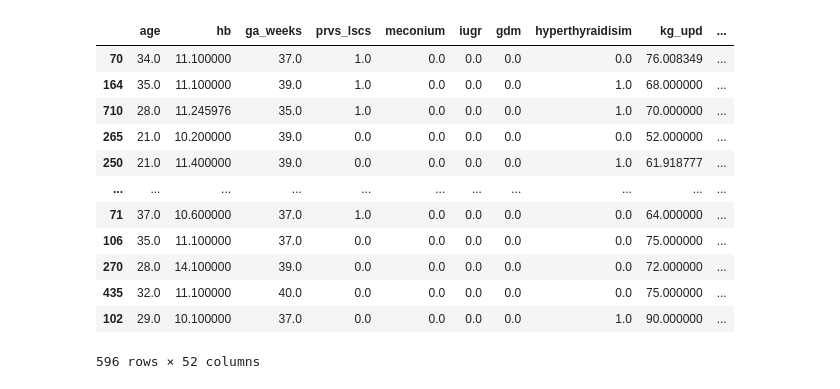
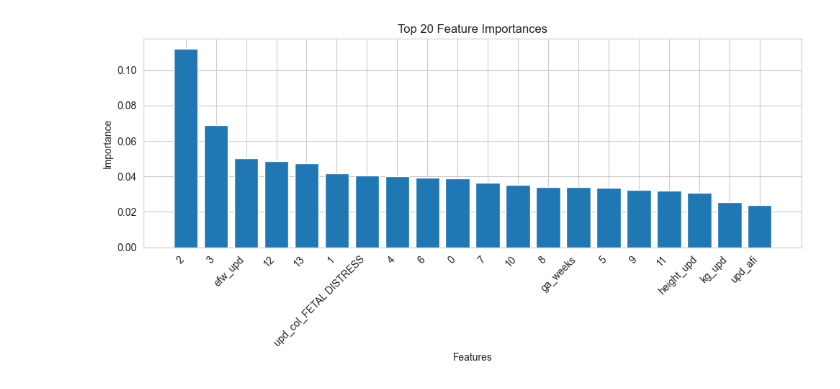
Before and after one commit to PriyabrataThatoi/SUM_DeliveryMode, a Jupyter notebook: deep_learning_experiments.ipynb, the cells around one changed output. Saved outputs shown, nothing was run; the diff lists cells and outputs as text; code cells hidden in the pictures.

```diff
--- a/deep_learning_experiments.ipynb
+++ b/deep_learning_experiments.ipynb
@@ -100,17 +5,38 @@ X_train
-# %%
-X_train
-# %% [output]
-|  | age | hb | ga_weeks | prvs_lscs | meconium | iugr | gdm | hyperthyraidisim | kg_upd | ... |
-| 70 | 34.0 | 11.100000 | 37.0 | 1.0 | 0.0 | 0.0 | 0.0 | 0.0 | 76.008349 | ... |
-| 164 | 35.0 | 11.100000 | 39.0 | 1.0 | 0.0 | 0.0 | 0.0 | 1.0 | 68.000000 | ... |
-| 710 | 28.0 | 11.245976 | 35.0 | 1.0 | 0.0 | 0.0 | 0.0 | 1.0 | 70.000000 | ... |
-| 265 | 21.0 | 10.200000 | 39.0 | 0.0 | 0.0 | 0.0 | 0.0 | 0.0 | 52.000000 | ... |
-| 250 | 21.0 | 11.400000 | 39.0 | 0.0 | 0.0 | 0.0 | 0.0 | 1.0 | 61.918777 | ... |
-| ... | ... | ... | ... | ... | ... | ... | ... | ... | ... | ... |
-| 71 | 37.0 | 10.600000 | 37.0 | 1.0 | 0.0 | 0.0 | 0.0 | 0.0 | 64.000000 | ... |
-| 106 | 35.0 | 11.100000 | 37.0 | 0.0 | 0.0 | 0.0 | 0.0 | 0.0 | 75.000000 | ... |
-| 270 | 28.0 | 14.100000 | 39.0 | 0.0 | 0.0 | 0.0 | 0.0 | 0.0 | 72.000000 | ... |
-| 435 | 32.0 | 11.100000 | 40.0 | 0.0 | 0.0 | 0.0 | 0.0 | 0.0 | 75.000000 | ... |
-| 102 | 29.0 | 10.100000 | 37.0 | 0.0 | 0.0 | 0.0 | 0.0 | 1.0 | 90.000000 | ... |
-596 rows × 52 columns
+# %%
+import numpy as np
+import matplotlib.pyplot as plt
+
+# Assuming best_random, feature_names, and X_train are already defined
+best_random = rf_random.best_estimator_
+feature_names = tr_features_df.columns.tolist()
+# Get feature importances
+importances = best_random.feature_importances_
+
+# Sort the feature importances in descending order and get the indices
+indices = np.argsort(importances)[::-1]
+
+# Get the feature names, sorted by importance
+names = [feature_names[i] for i in indices]
+
+# Number of features to display
+num_features = 20
+
+# Limit the data to the top 'num_features' features
+sorted_importances = importances[indices[:num_features]]
+sorted_names = [names[i] for i in range(num_features)]
+
+# Create the plot
+plt.figure(figsize=(10, 5))
+plt.title("Top 20 Feature Importances")
+plt.bar(range(num_features), sorted_importances)
+plt.xticks(range(num_features), sorted_names, rotation=45, ha='right')  # Rotate labels for better readability
+
+# Add labels and a title
+plt.xlabel('Features')
+plt.ylabel('Importance')
+
+plt.tight_layout()  # Adjust subplot parameters to give the plot more room
+plt.show()
+# %% [output]
+[figure, added]
 # %%
```
Also changed, not shown: parts of 13 cells of this notebook.
